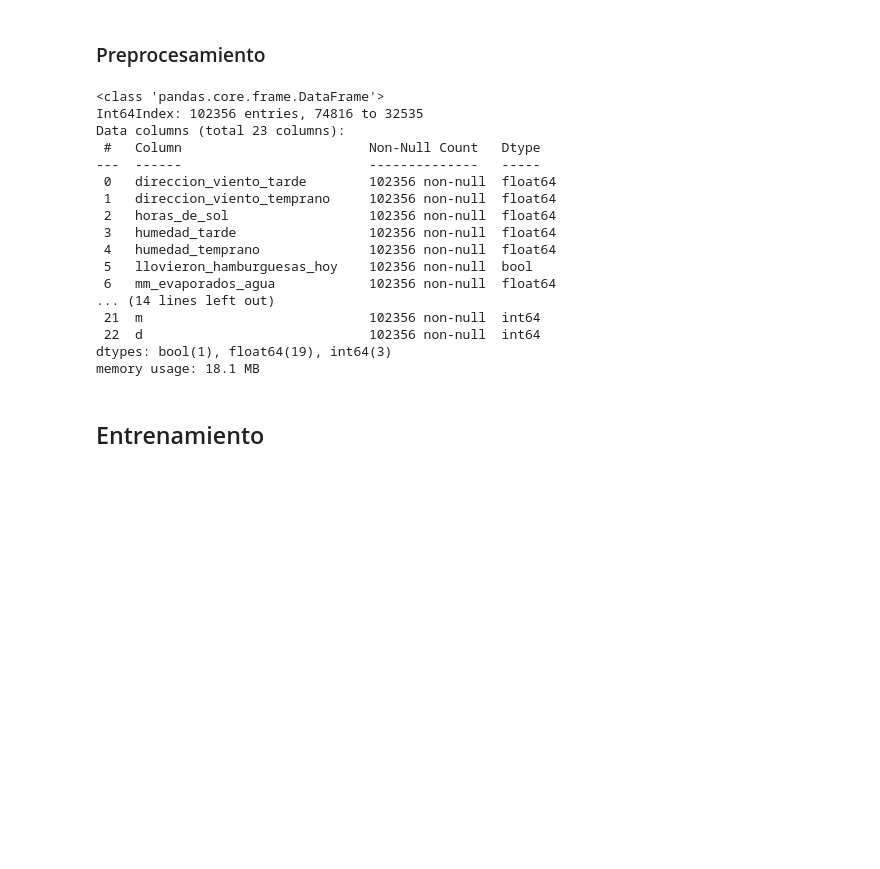
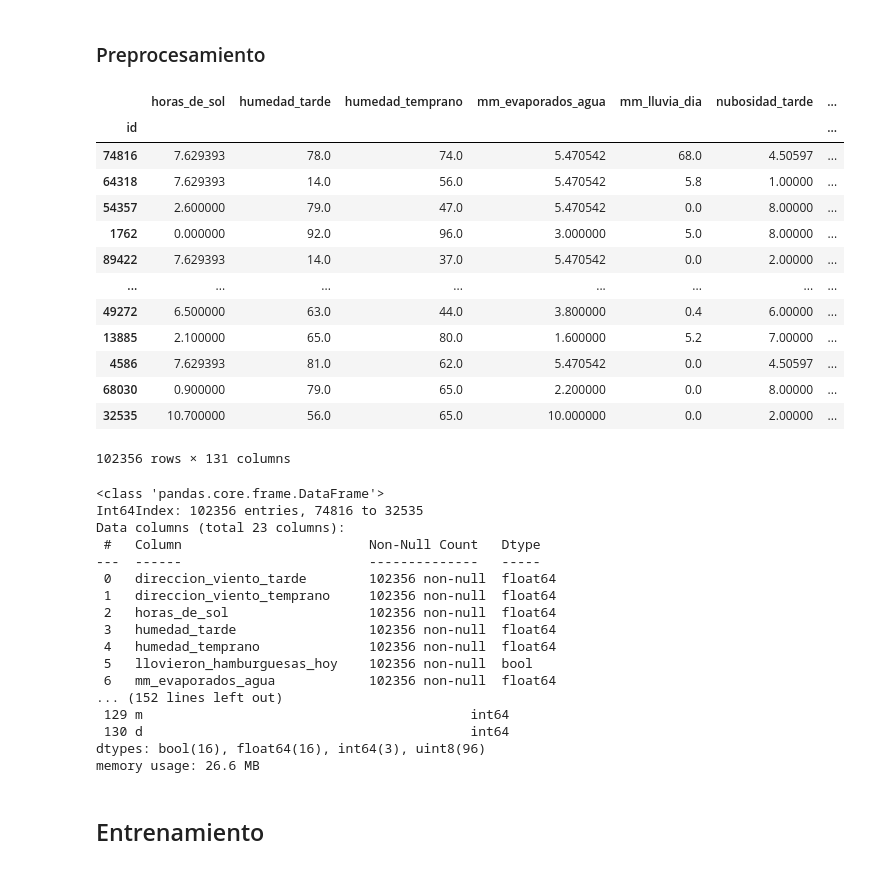
Before and after one commit to NicolasEzequielZulaicaRivera/OD_TPS, a Jupyter notebook: TP2/arbol.ipynb, the cells around one changed output. Cells and saved outputs as stored; diff of their text form; code cells hidden in the pictures; blank space fills up the shorter version.

```diff
--- a/TP2/arbol.ipynb
+++ b/TP2/arbol.ipynb
@@ -39,12 +45,34 @@ predictions = pd.DataFrame()
 ### Preprocesamiento
 # %%
 targetBooleano(df_targ, inplace=True)
+ohe_feat = reemplazarCategoricas_OHE(df_feat)
+
 reemplazarNulls(df_feat , inplace=True)
 reemplazarCategoricas(df_feat , inplace=True)
 reemplazarFechas(df_feat , inplace=True)
+
 df_feat_r = regularizar(df_feat)
+
+reemplazarNullsNum(ohe_feat, inplace=True)
+reemplazarFechas(ohe_feat , inplace=True)
+# %% [output]
+|  | horas_de_sol | humedad_tarde | humedad_temprano | mm_evaporados_agua | mm_lluvia_dia | nubosidad_tarde | ... |
+| id |  |  |  |  |  |  | ... |
+| 74816 | 7.629393 | 78.0 | 74.0 | 5.470542 | 68.0 | 4.50597 | ... |
+| 64318 | 7.629393 | 14.0 | 56.0 | 5.470542 | 5.8 | 1.00000 | ... |
+| 54357 | 2.600000 | 79.0 | 47.0 | 5.470542 | 0.0 | 8.00000 | ... |
+| 1762 | 0.000000 | 92.0 | 96.0 | 3.000000 | 5.0 | 8.00000 | ... |
+| 89422 | 7.629393 | 14.0 | 37.0 | 5.470542 | 0.0 | 2.00000 | ... |
+| ... | ... | ... | ... | ... | ... | ... | ... |
+| 49272 | 6.500000 | 63.0 | 44.0 | 3.800000 | 0.4 | 6.00000 | ... |
+| 13885 | 2.100000 | 65.0 | 80.0 | 1.600000 | 5.2 | 7.00000 | ... |
+| 4586 | 7.629393 | 81.0 | 62.0 | 5.470542 | 0.0 | 4.50597 | ... |
+| 68030 | 0.900000 | 79.0 | 65.0 | 2.200000 | 0.0 | 8.00000 | ... |
+| 32535 | 10.700000 | 56.0 | 65.0 | 10.000000 | 0.0 | 2.00000 | ... |
+102356 rows × 131 columns
 # %%
-df_feat.info()
+df_feat.info(verbose=True)
+ohe_feat.info(verbose=True)
 # %% [output]
 <class 'pandas.core.frame.DataFrame'>
 Int64Index: 102356 entries, 74816 to 32535
@@ -58,9 +86,9 @@ Data columns (total 23 columns):
  4   humedad_temprano              102356 non-null  float64
  5   llovieron_hamburguesas_hoy    102356 non-null  bool
  6   mm_evaporados_agua            102356 non-null  float64
-... (14 lines left out)
- 21  m                             102356 non-null  int64
- 22  d                             102356 non-null  int64
-dtypes: bool(1), float64(19), int64(3)
-memory usage: 18.1 MB
+... (152 lines left out)
+ 129 m                                          int64
+ 130 d                                          int64
+dtypes: bool(16), float64(16), int64(3), uint8(96)
+memory usage: 26.6 MB
 # %%
```
Also changed, not shown: parts of 23 cells of this notebook, 4 other files.
